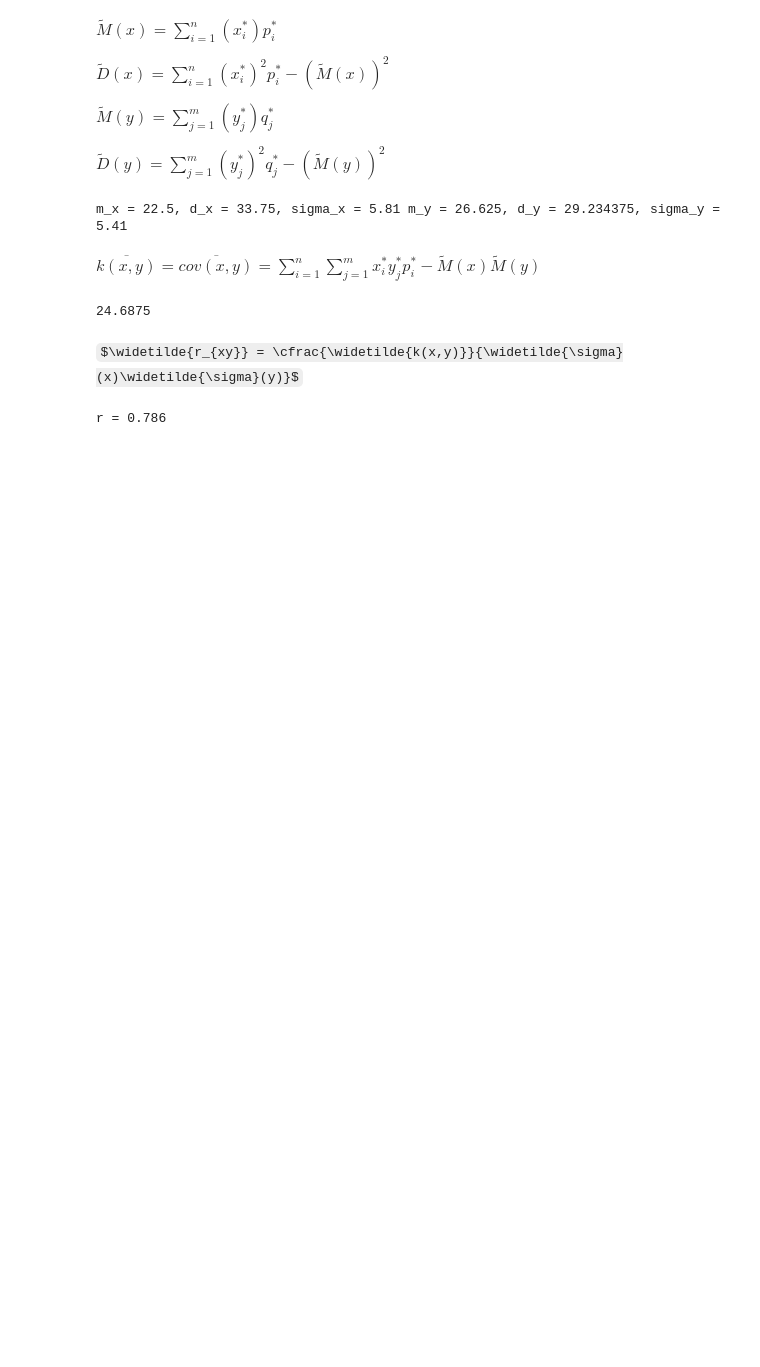
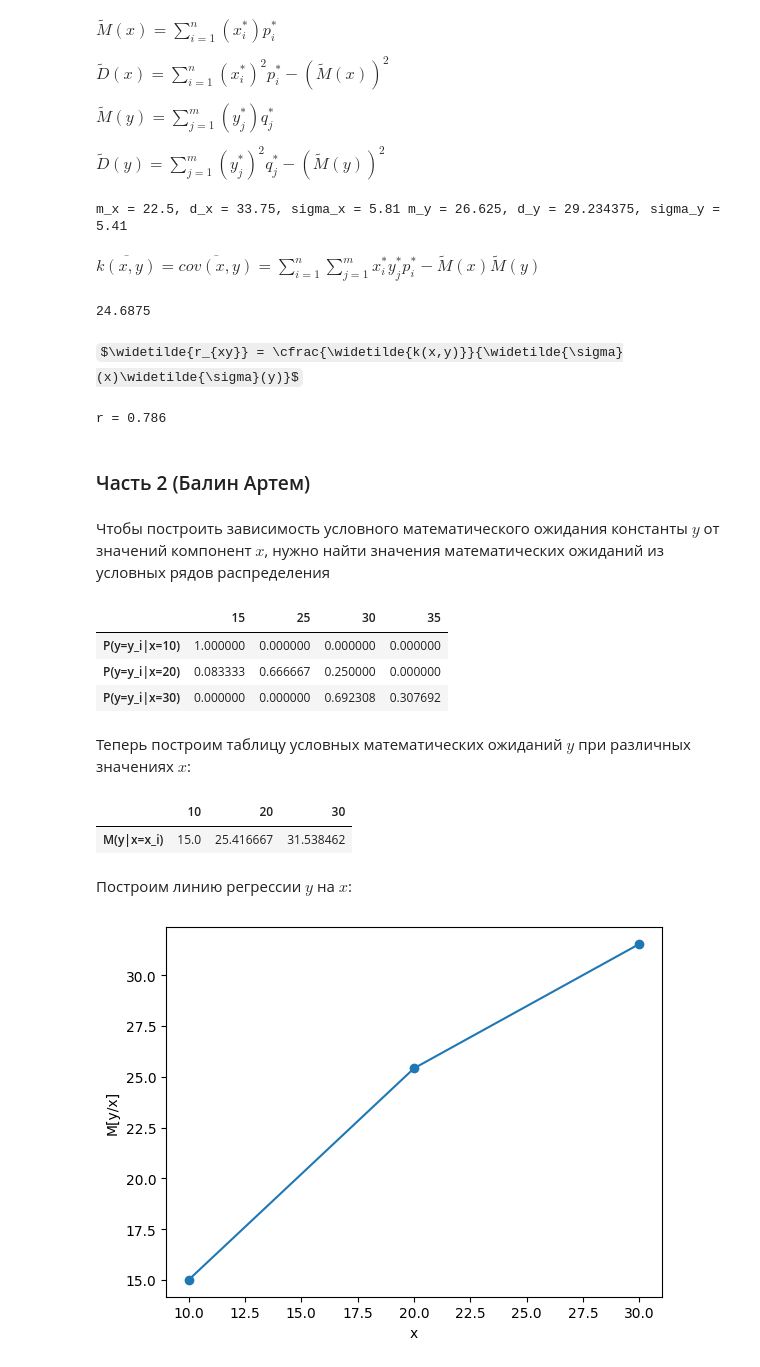
Before and after one commit to Romariok/Mathematical-statistics, a Jupyter notebook: lab6/main.ipynb, the cells around one changed output. Drawn from its saved outputs; the diff is of its cells as text; code cells hidden in the pictures; some formulas as TeX source; blank space fills up the shorter version.

Commit message:
Часть 2 шестой лабораторной

```diff
--- a/lab6/main.ipynb
+++ b/lab6/main.ipynb
@@ -64,3 +66,46 @@ r = k / (sigma_x * sigma_y)
 print(f"r = {r:.3}")
 # %% [output]
 r = 0.786
+# %% [markdown]
+### Часть 2 (Балин Артем)
+# %% [markdown]
+Чтобы построить зависимость условного математического ожидания константы $y$ от значений компонент $x$, нужно найти значения математических ожиданий из условных рядов распределения
+# %%
+relative_data_y = []
+for i in range(len(x)):
+    row_in_relative = []
+    for j in range(len(y)):
+        x_current = x[i]
+        y_current = y[j]
+        row_in_relative.append(df_new[y_current][x_current]/df_new['P(x=xi*)'][x_current])
+    relative_data_y.append(row_in_relative)
+relative_y_index = [f"P(y=y_i|x={x_i})" for x_i in x]
+relative_y = pd.DataFrame(relative_data_y,columns=[y_i for y_i in y])
+relative_y.index = relative_y_index
+relative_y
+# %% [output]
+|  | 15 | 25 | 30 | 35 |
+| P(y=y_i|x=10) | 1.000000 | 0.000000 | 0.000000 | 0.000000 |
+| P(y=y_i|x=20) | 0.083333 | 0.666667 | 0.250000 | 0.000000 |
+| P(y=y_i|x=30) | 0.000000 | 0.000000 | 0.692308 | 0.307692 |
+# %% [markdown]
+Теперь построим таблицу условных математических ожиданий $y$ при различных значениях $x$:
+# %%
+relative_means_y = []
+for row in relative_data_y:
+    relative_means_y.append([sum(row[i]*y[i] for i in range(len(y)))])
+means_y = pd.DataFrame(relative_means_y, columns=["M(y|x=x_i)"]).T
+means_y.columns = x
+means_y
+# %% [output]
+|  | 10 | 20 | 30 |
+| M(y|x=x_i) | 15.0 | 25.416667 | 31.538462 |
+# %% [markdown]
+Построим линию регрессии $y$ на $x$:
+# %%
+plt.plot(x, relative_means_y, marker='o', linestyle='-')
+plt.xlabel('x')
+plt.ylabel('M[y/x]')
+plt.show()
+# %% [output]
+[figure, added]
```
Also changed, not shown: parts of 1 cell of this notebook.
